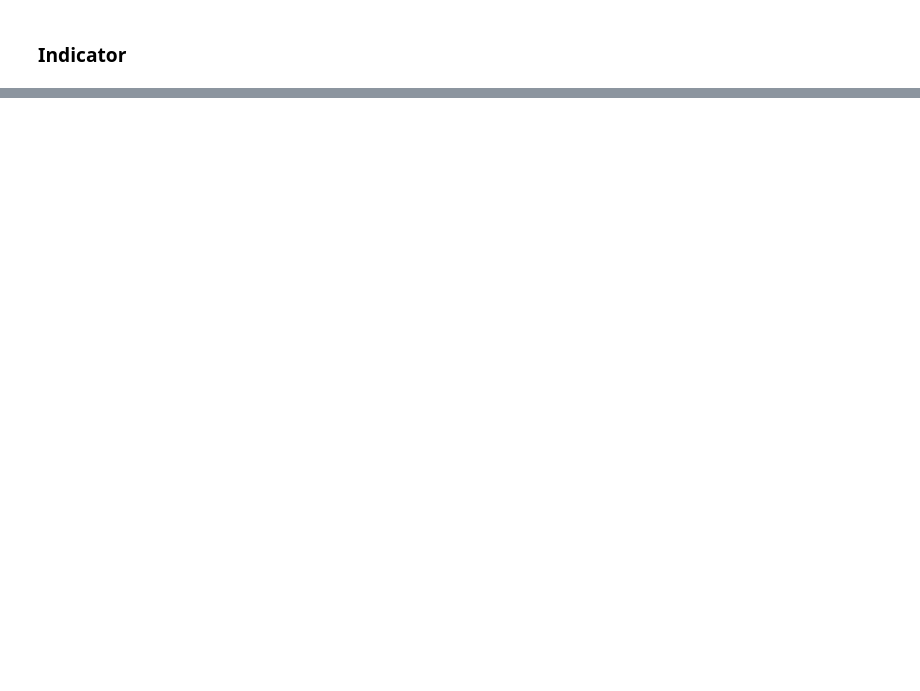
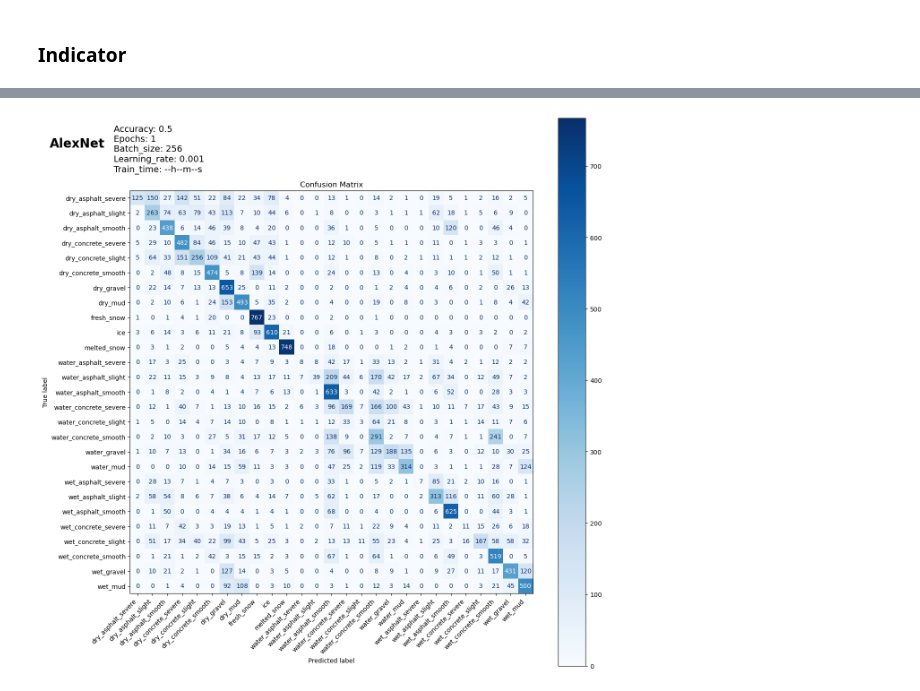
Before and after one commit to ShihYunChung/ModelArena, a Jupyter notebook: 1_src/3_evaluate_model.ipynb, the cells around one changed output, grey strips where cells are left out. Drawn from its saved outputs; the diff is of its cells as text; code cells hidden in the pictures; blank space fills up the shorter version.

```diff
--- a/1_src/3_evaluate_model.ipynb
+++ b/1_src/3_evaluate_model.ipynb
@@ -276,0 +216,67 @@ plt.show()
+# %%
+file_name = os.path.basename(os.path.normpath(selected_weight))
+pattern = r"^(.*?)_ACC([\d.]+)_E(\d+)_BS(\d+)_LR([\d.e-]+)(?:_T(\d+)h(\d+)m(\d+)s)?\.pt$"
+match = re.match(pattern, file_name)
+
+fields = ["model_name", "accuracy", "epochs", "batch_size", "learning_rate", "train_time"]
+results = {field: "--" for field in fields}
+
+if match:
+    def parse_group(group_index, cast_type=str, default="--"):
+        try:
+            value = match.group(group_index)
+            return cast_type(value) if value else default
+        except:
+            return default
+
+    results["model_name"] = parse_group(1)
+    results["accuracy"] = parse_group(2, float)
+    results["epochs"] = parse_group(3, int)
+    results["batch_size"] = parse_group(4, int)
+    results["learning_rate"] = parse_group(5, float)
+    training_hours = parse_group(6, int)
+    training_minutes = parse_group(7, int)
+    training_seconds = parse_group(8, int)
+    if training_hours != "--" and training_minutes != "--" and training_seconds != "--":
+        results["train_time"] = f"{training_hours:02d}h{training_minutes:02d}m{training_seconds:02d}s"
+    else:
+        results["train_time"] = "--h--m--s"
+
+cm = confusion_matrix(target_classes, predicted_classes, labels=range(num_classes))
+disp = ConfusionMatrixDisplay(confusion_matrix=cm, display_labels=class_names)
+disp.plot(cmap=plt.cm.Blues)
+
+max_size = max(10, num_classes * 0.5)
+fig = disp.ax_.get_figure()
+fig.set_figwidth(max_size)
+fig.set_figheight(max_size)
+
+model_name = results["model_name"]
+info_text = f"\n".join([f"{key.capitalize()}: {value}" for key, value in results.items() if key != "model_name"])
+
+
+disp.ax_.text(
+    -0.2, 1.1,  # 顯示模型名稱的位置
+    model_name,
+    fontsize=20,
+    fontweight="bold",
+    ha="left",
+    va="bottom",
+    transform=disp.ax_.transAxes
+)
+
+disp.ax_.text(
+    (len(model_name)*0.02-0.18), 1.04,
+    info_text,
+    fontsize=14,
+    ha="left",
+    va="bottom",
+    transform=disp.ax_.transAxes
+)
+print()
+plt.xticks(rotation=45, ha='right')
+plt.title("Confusion Matrix")
+plt.tight_layout()
+plt.show()
+# %% [output]
+[figure, added]
```
Also changed, not shown: parts of 6 cells of this notebook, 1 other file.
